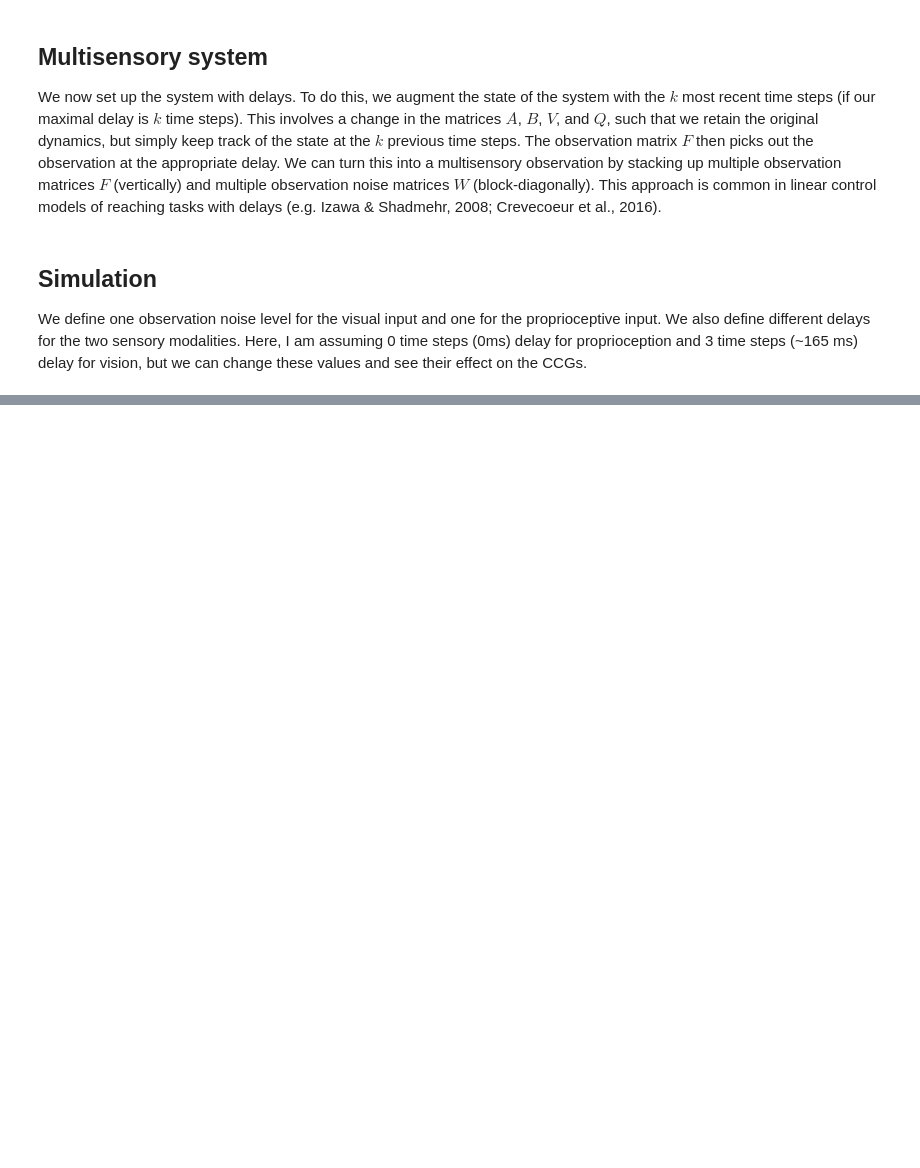
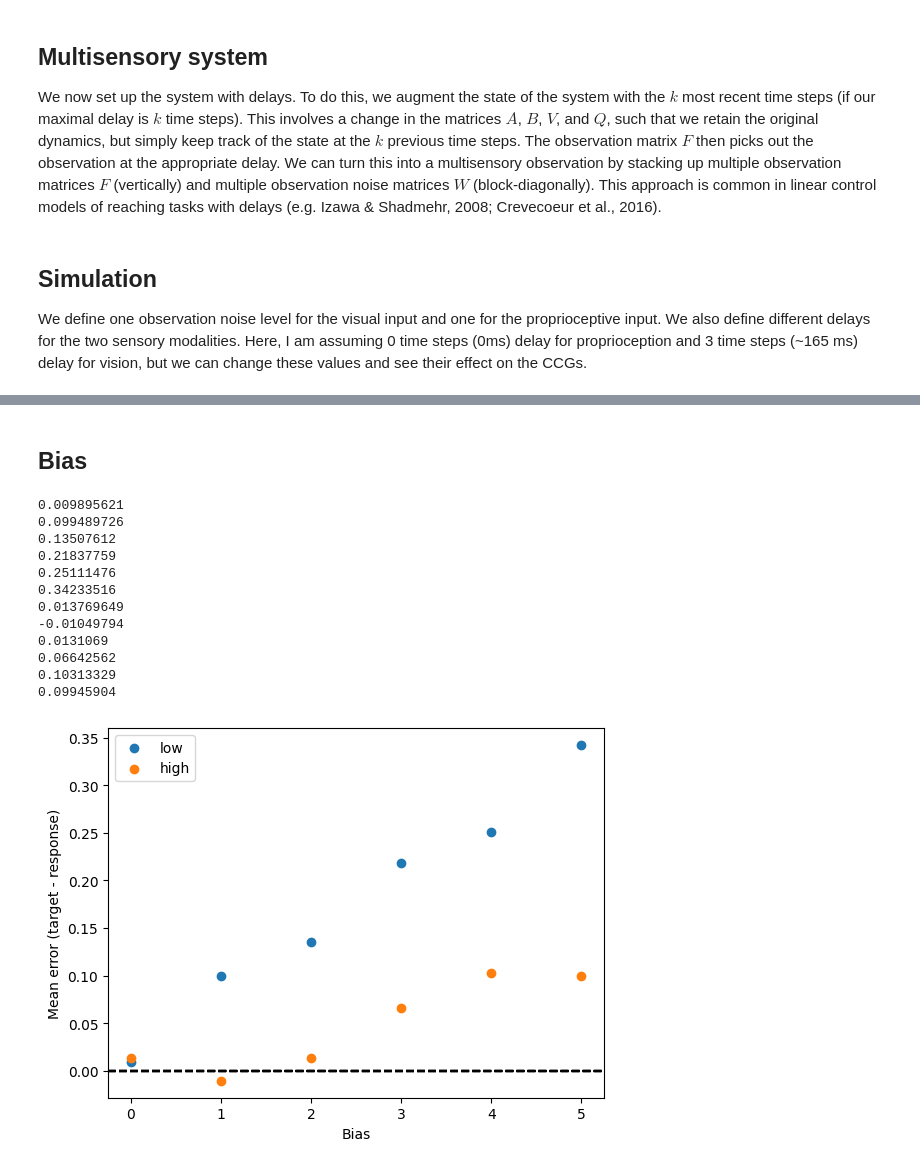
Before and after one commit to dominikstrb/cpp-proprioception, a Jupyter notebook: DelayModel.ipynb, the cells around one changed output, grey strips where cells are left out. Saved outputs shown, nothing was run; the diff lists cells and outputs as text; code cells hidden in the pictures; blank space fills up the shorter version.

```diff
--- a/DelayModel.ipynb
+++ b/DelayModel.ipynb
@@ -90,0 +102,2 @@ plt.show()
+# %% [markdown]
+## Bias
@@ -90,0 +131,36 @@ plt.show()
+# %%
+perceptual_uncertainty = {"low": 1., "high": 2.5}
+
+key = random.PRNGKey(12398)
+for i, (level, sigma) in enumerate(perceptual_uncertainty.items()):
+    dynamics = multisensory_delay_system(A, B, V, Fs, [W_proprioceptive, sigma * W_visual], Q, R, delays=[delay_proprioceptive, delay_visual], T=1000)
+    actor = multisensory_delay_system(A_subj, B_subj, V_subj, Fs_subj, [W_proprioceptive, sigma * W_visual], Q_subj, R_subj, delays=[delay_proprioceptive, delay_visual], T=1000)
+
+    model = System(dynamics=dynamics, actor=actor)
+
+    for bias in [0., 1., 2., 3., 4., 5.]:
+        key, subkey = random.split(key)
+        x = model.simulate(rng_key=subkey, n=100, x0=jnp.array([0., 0., bias]+[0.] * 6))
+        error = jnp.mean((x[..., 1] - x[..., 0]))
+        print(error)
+
+        plt.scatter(bias, error, color=f"C{i}", label=level if bias == 0. else "")
+        plt.axhline(0, color="black", linestyle="--")
+        plt.xlabel("Bias")
+        plt.ylabel("Mean error (target - response)")
+plt.legend()
+plt.show()
+# %% [output]
+0.009895621
+0.099489726
+0.13507612
+0.21837759
+0.25111476
+0.34233516
+0.013769649
+-0.01049794
+0.0131069
+0.06642562
+0.10313329
+0.09945904
+[figure, added]
```
Also changed, not shown: parts of 8 cells of this notebook.
